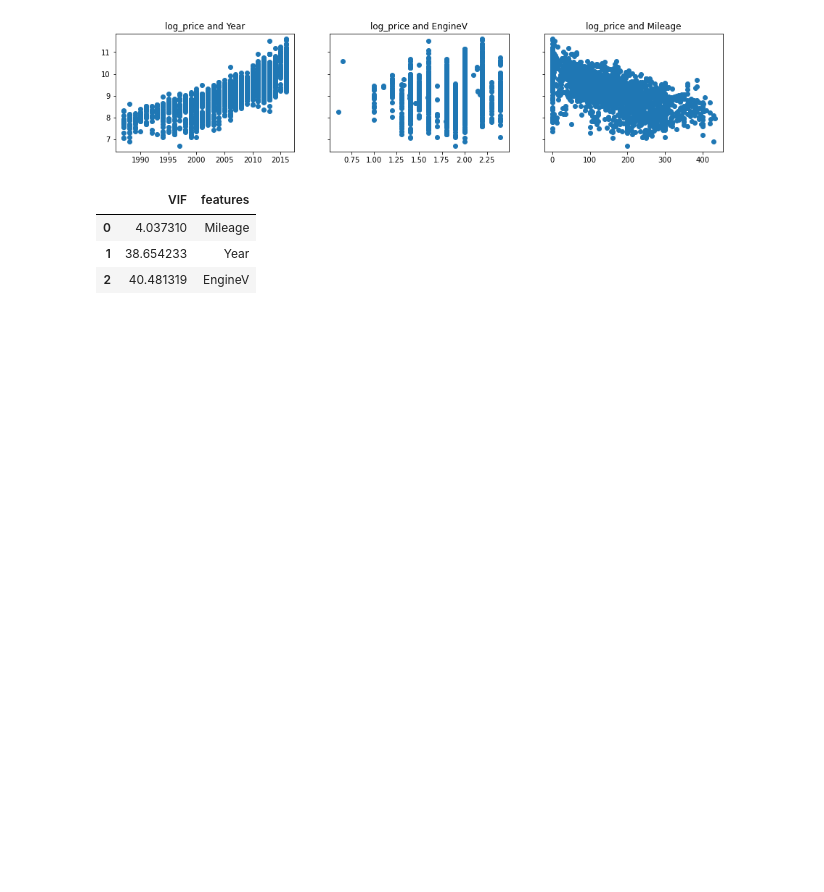
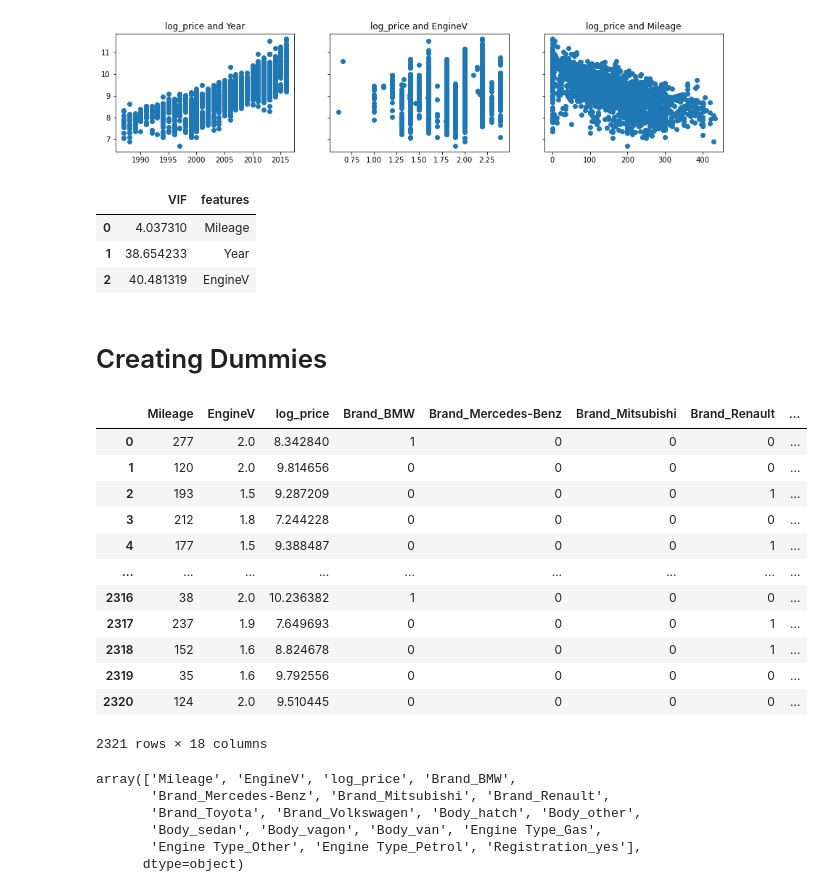
Before and after one commit to yamlakyam/ML-Sklean, a Jupyter notebook: Linear Regression.ipynb, the cells around one changed output. Drawn from its saved outputs; the diff is of its cells as text; code cells hidden in the pictures; blank space fills up the shorter version.

Commit message:
dummy data added to the brands

```diff
--- a/Linear Regression.ipynb
+++ b/Linear Regression.ipynb
@@ -252,3 +252,5 @@ vif
 # vif > 6 -> unacceptable
 # %%
 data_no_multicollinearity = data_cleaned.drop(['Year'], axis = 1 )
+# %% [markdown]
+# Creating Dummies
@@ -254,0 +259,26 @@ data_no_multicollinearity = data_cleaned.drop(['Year'], axis = 1 )
+# %%
+data_with_dummies = pd.get_dummies(data_no_multicollinearity, drop_first=True)
+data_with_dummies
+# %% [output]
+|  | Mileage | EngineV | log_price | Brand_BMW | Brand_Mercedes-Benz | Brand_Mitsubishi | Brand_Renault | ... |
+| 0 | 277 | 2.0 | 8.342840 | 1 | 0 | 0 | 0 | ... |
+| 1 | 120 | 2.0 | 9.814656 | 0 | 0 | 0 | 0 | ... |
+| 2 | 193 | 1.5 | 9.287209 | 0 | 0 | 0 | 1 | ... |
+| 3 | 212 | 1.8 | 7.244228 | 0 | 0 | 0 | 0 | ... |
+| 4 | 177 | 1.5 | 9.388487 | 0 | 0 | 0 | 1 | ... |
+| ... | ... | ... | ... | ... | ... | ... | ... | ... |
+| 2316 | 38 | 2.0 | 10.236382 | 1 | 0 | 0 | 0 | ... |
+| 2317 | 237 | 1.9 | 7.649693 | 0 | 0 | 0 | 1 | ... |
+| 2318 | 152 | 1.6 | 8.824678 | 0 | 0 | 0 | 1 | ... |
+| 2319 | 35 | 1.6 | 9.792556 | 0 | 0 | 0 | 0 | ... |
+| 2320 | 124 | 2.0 | 9.510445 | 0 | 0 | 0 | 0 | ... |
+2321 rows × 18 columns
+# %%
+data_with_dummies.columns.values
+# %% [output]
+array(['Mileage', 'EngineV', 'log_price', 'Brand_BMW',
+       'Brand_Mercedes-Benz', 'Brand_Mitsubishi', 'Brand_Renault',
+       'Brand_Toyota', 'Brand_Volkswagen', 'Body_hatch', 'Body_other',
+       'Body_sedan', 'Body_vagon', 'Body_van', 'Engine Type_Gas',
+       'Engine Type_Other', 'Engine Type_Petrol', 'Registration_yes'],
+      dtype=object)
```
Also changed, not shown: parts of 3 cells of this notebook.
